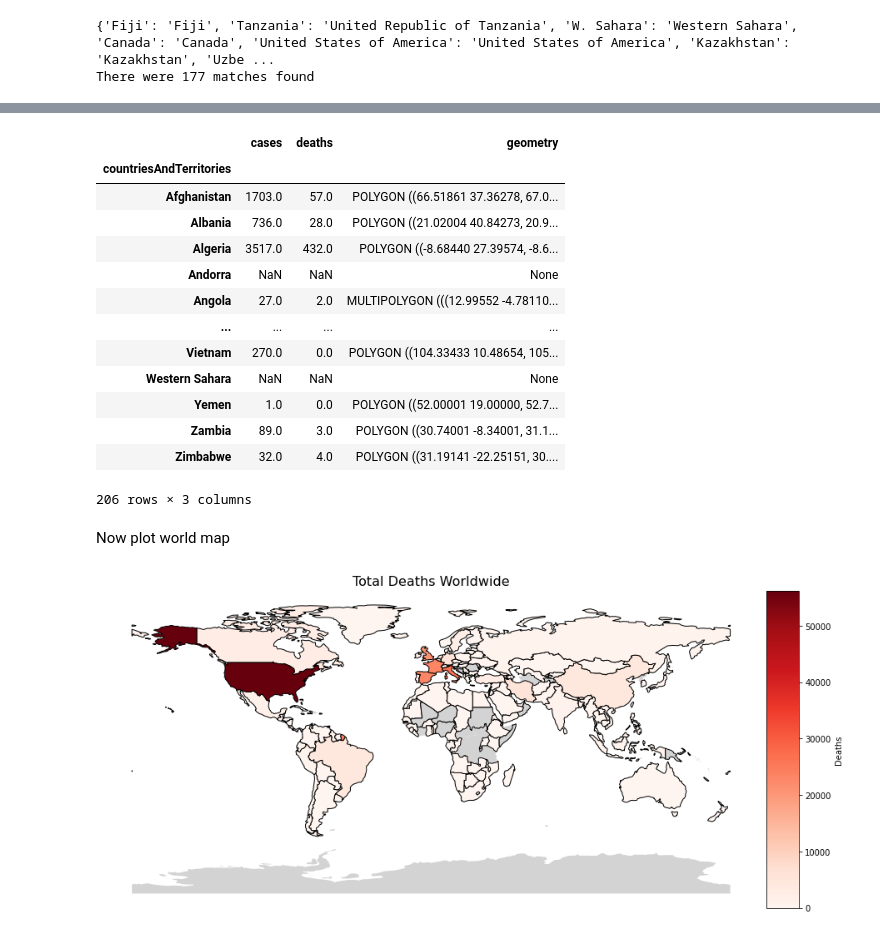
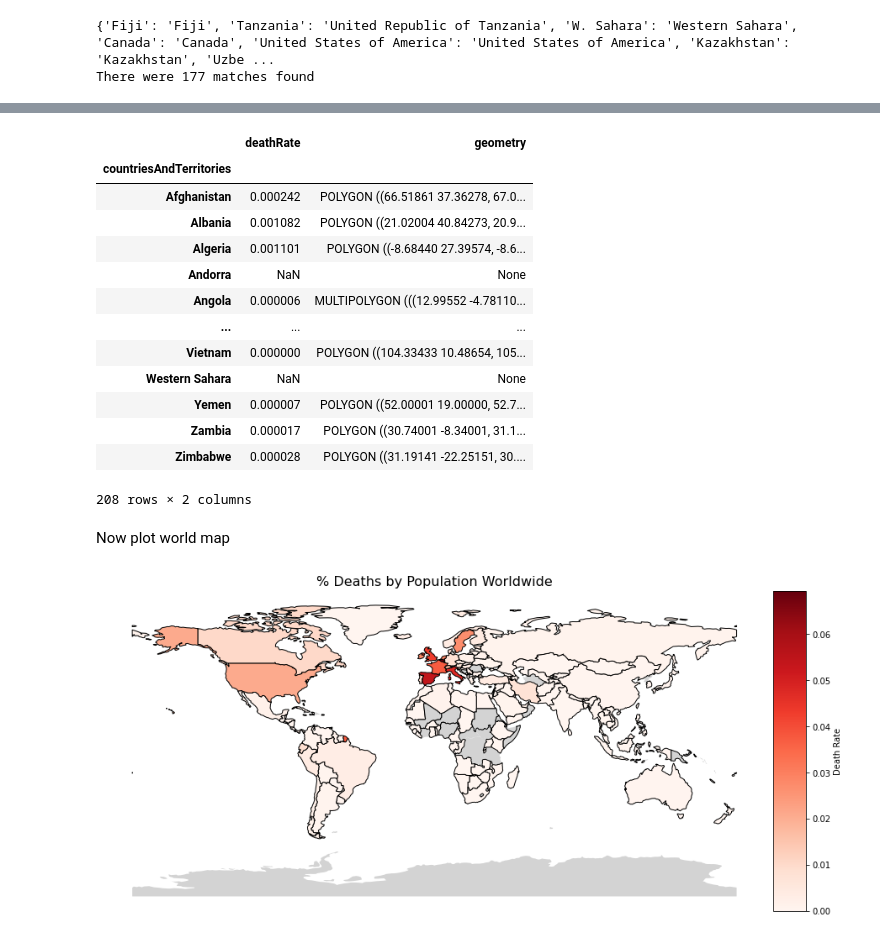
Before and after one commit to aribasadme/COVID19, a Jupyter notebook: covid19_italia.ipynb, the cells around one changed output, grey strips where cells are left out. Cells and saved outputs as stored; diff of their text form; code cells hidden in the pictures.

```diff
--- a/covid19_italia.ipynb
+++ b/covid19_italia.ipynb
@@ -1116,0 +1121,5 @@ plt.gca().invert_yaxis()
+# %%
+df_deathrate = df_grp_country.agg({'cases':'sum','deaths':'sum','popData2018':'max'})
+df_deathrate['deathRate'] = (df_deathrate['deaths']/df_deathrate['popData2018'])*100
+df_deathrate.drop(columns=['cases','deaths','popData2018'],inplace=True)
+df_deathrate.sort_values('deathRate',ascending=False)
@@ -1141,7 +1165,7 @@ print('There were {} matches found'.format(len(match_dict)))
 {'Fiji': 'Fiji', 'Tanzania': 'United Republic of Tanzania', 'W. Sahara': 'Western Sahara', 'Canada': 'Canada', 'United States of America': 'United States of America', 'Kazakhstan': 'Kazakhstan', 'Uzbe ...
 There were 177 matches found
 # %%
-df_tmp = df_cases_deaths_country.copy() # do not overwrite the dataframe
+df_tmp = df_deathrate.copy() # do not overwrite the dataframe
 df_tmp.index = df_tmp.index.map(match_dict) # rename
 df_tmp = df_tmp[~df_tmp.index.duplicated(keep=False)] # drop duplicates
                                                     # from fuzzy match gone wrong
@@ -1193,37 +1217,37 @@ df_join = df_reindexed.join(df_world_geo)
 gdf = geopandas.GeoDataFrame(df_join)
 gdf
 # %% [output]
-|  | cases | deaths | geometry |
-| countriesAndTerritories |  |  |  |
-| Afghanistan | 1703.0 | 57.0 | POLYGON ((66.51861 37.36278, 67.0... |
-| Albania | 736.0 | 28.0 | POLYGON ((21.02004 40.84273, 20.9... |
-| Algeria | 3517.0 | 432.0 | POLYGON ((-8.68440 27.39574, -8.6... |
-| Andorra | NaN | NaN | None |
-| Angola | 27.0 | 2.0 | MULTIPOLYGON (((12.99552 -4.78110... |
-| ... | ... | ... | ... |
-| Vietnam | 270.0 | 0.0 | POLYGON ((104.33433 10.48654, 105... |
-| Western Sahara | NaN | NaN | None |
-| Yemen | 1.0 | 0.0 | POLYGON ((52.00001 19.00000, 52.7... |
-| Zambia | 89.0 | 3.0 | POLYGON ((30.74001 -8.34001, 31.1... |
-| Zimbabwe | 32.0 | 4.0 | POLYGON ((31.19141 -22.25151, 30.... |
+|  | deathRate | geometry |
+| countriesAndTerritories |  |  |
+| Afghanistan | 0.000242 | POLYGON ((66.51861 37.36278, 67.0... |
+| Albania | 0.001082 | POLYGON ((21.02004 40.84273, 20.9... |
+| Algeria | 0.001101 | POLYGON ((-8.68440 27.39574, -8.6... |
+| Andorra | NaN | None |
+| Angola | 0.000006 | MULTIPOLYGON (((12.99552 -4.78110... |
+| ... | ... | ... |
+| Vietnam | 0.000000 | POLYGON ((104.33433 10.48654, 105... |
+| Western Sahara | NaN | None |
+| Yemen | 0.000007 | POLYGON ((52.00001 19.00000, 52.7... |
+| Zambia | 0.000017 | POLYGON ((30.74001 -8.34001, 31.1... |
+| Zimbabwe | 0.000028 | POLYGON ((31.19141 -22.25151, 30.... |
-206 rows × 3 columns
+208 rows × 2 columns
 # %% [markdown]
 Now plot world map
 # %%
 fig, ax = plt.subplots(figsize=(15,10))
-ax.set_title('Total Deaths Worldwide', fontsize=16)
+ax.set_title('% Deaths by Population Worldwide', fontsize=16)
 divider = make_axes_locatable(ax)
 cax = divider.append_axes("right", size="5%", pad=0.1)
 
 world.plot(ax=ax, color='lightgrey')
-gdf.plot(ax=ax, column='deaths',
+gdf.plot(ax=ax, column='deathRate',
          legend=True,
          cax=cax,
          cmap='Reds',
          edgecolor="black",
-         legend_kwds={'label': "Deaths"},
+         legend_kwds={'label': "Death Rate"},
          missing_kwds={'color': 'lightgrey'})
 ax.axis('off')
 plt.show()
 # %% [output]
-[figure, old version]
+[figure, new version]
```
Also changed, not shown: parts of 44 cells of this notebook, 1 other file.
